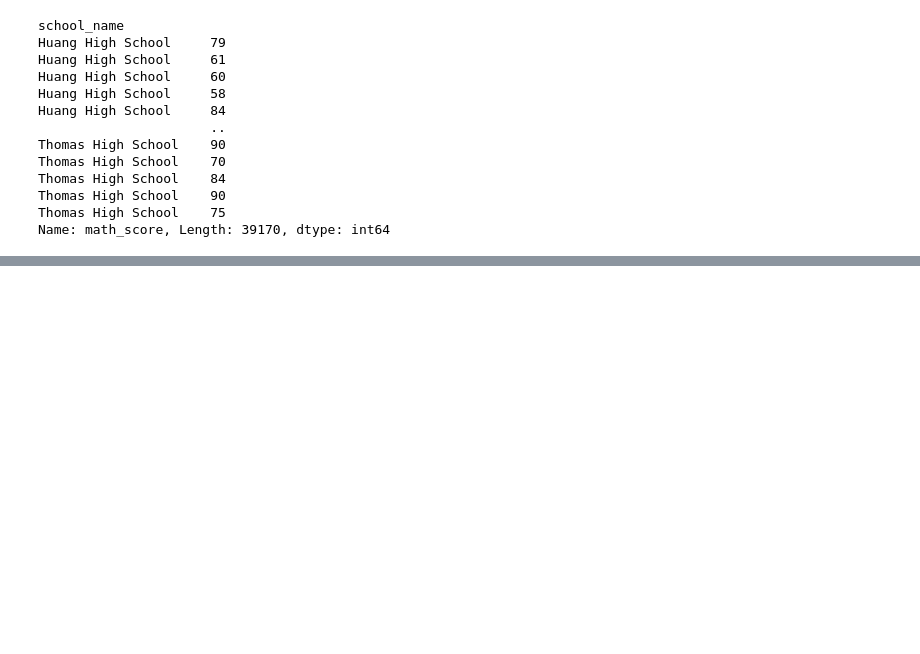
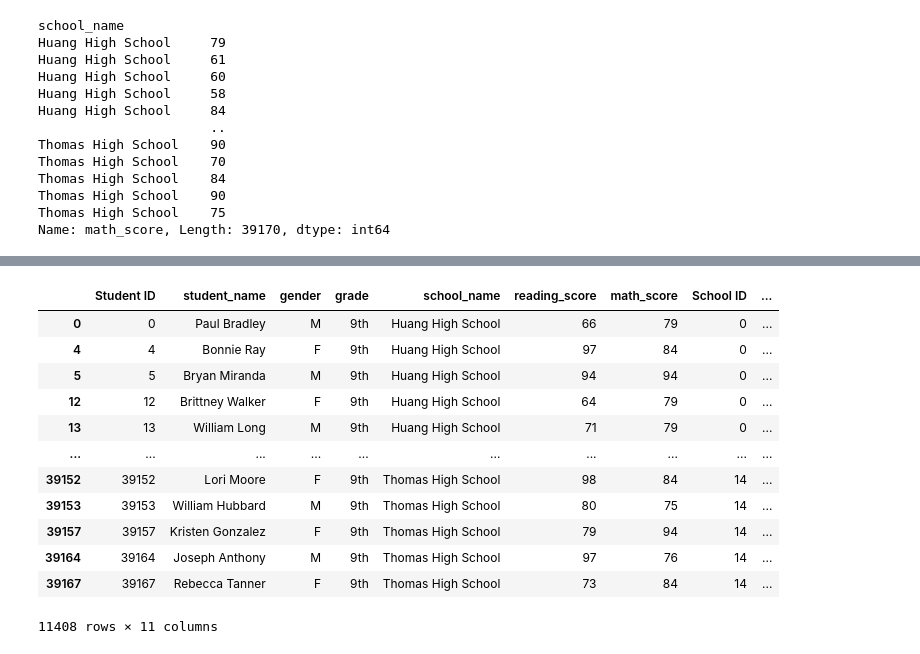
Before and after one commit to mustail/School_district_analysis, a Jupyter notebook: PyCitySchools.ipynb, the cells around one changed output, grey strips where cells are left out. Drawn from its saved outputs; the diff is of its cells as text; code cells hidden in the pictures; blank space fills up the shorter version.

Commit message:
added average math and reading scores by grade

```diff
--- a/PyCitySchools.ipynb
+++ b/PyCitySchools.ipynb
@@ -932,0 +933,47 @@ bottom_schools.head()
+# %%
+# Maria wants you to dig a little deeper into the each school's metadata and get the average math and reading scores for each school. But first, you will need to create DataFrames for each grade level.
+#You are tasked with creating two new DataFrames: one that will display the average math scores for each grade, and the one that will display the average reading scores for each grade. These will be grouped by the name of the school.
+
+#In the final DataFrame, we need to have the index on the school name and the average math or reading score for each grade: 9th, 10th, 11th, and 12th. This is what the DataFrame for the average math scores should look like when we're done:
+
+#In this DataFrame, each grade—9th, 10th, 11th and 12th—is a Series of data. To get each grade as a Series, we need to filter school_data_complete_df for each grade.
+
+#To get the passing scores for the district and school summary, we used the following code:
+
+#passing_math = school_data_complete_df["math_score"] >= 70
+
+#When we executed this code, a Series was returned where rows with a score equal to or greater than 70 were "True," and rows with scores not equal to or greater than 70 were "False." See the following image:
+#  We can use this same principle to get the grade level for each school in the school_data_complete_df DataFrame.
+
+#Let's first get the ninth graders in a Series. Set the variable ninth_graders equal to school_data_complete_df["grade"] == "9th". This will retrieve all rows where this statement is "True."
+
+#Using the code school_data_complete_df["grade"] == "9th", we can filter school_data_complete_df for the "True" cases as follows:
+
+#school_data_complete_df[(school_data_complete_df["grade"] == "9th")]
+
+#Now repurpose this code for each grade by replacing "9th" with each grade. Assign a grade-level variable to each grade-level DataFrame; for example, ninth_graders is for the ninth grade data.
+
+# Create a grade level DataFrames.
+ninth_graders = school_data_complete_df[(school_data_complete_df["grade"] == "9th")]
+
+tenth_graders = school_data_complete_df[(school_data_complete_df["grade"] == "10th")]
+
+eleventh_graders = school_data_complete_df[(school_data_complete_df["grade"] == "11th")]
+
+twelfth_graders = school_data_complete_df[(school_data_complete_df["grade"] == "12th")]
+
+ninth_graders
+# %% [output]
+|  | Student ID | student_name | gender | grade | school_name | reading_score | math_score | School ID | ... |
+| 0 | 0 | Paul Bradley | M | 9th | Huang High School | 66 | 79 | 0 | ... |
+| 4 | 4 | Bonnie Ray | F | 9th | Huang High School | 97 | 84 | 0 | ... |
+| 5 | 5 | Bryan Miranda | M | 9th | Huang High School | 94 | 94 | 0 | ... |
+| 12 | 12 | Brittney Walker | F | 9th | Huang High School | 64 | 79 | 0 | ... |
+| 13 | 13 | William Long | M | 9th | Huang High School | 71 | 79 | 0 | ... |
+| ... | ... | ... | ... | ... | ... | ... | ... | ... | ... |
+| 39152 | 39152 | Lori Moore | F | 9th | Thomas High School | 98 | 84 | 14 | ... |
+| 39153 | 39153 | William Hubbard | M | 9th | Thomas High School | 80 | 75 | 14 | ... |
+| 39157 | 39157 | Kristen Gonzalez | F | 9th | Thomas High School | 79 | 94 | 14 | ... |
+| 39164 | 39164 | Joseph Anthony | M | 9th | Thomas High School | 97 | 76 | 14 | ... |
+| 39167 | 39167 | Rebecca Tanner | F | 9th | Thomas High School | 73 | 84 | 14 | ... |
+11408 rows × 11 columns
```
Also changed, not shown: parts of 32 cells of this notebook.
